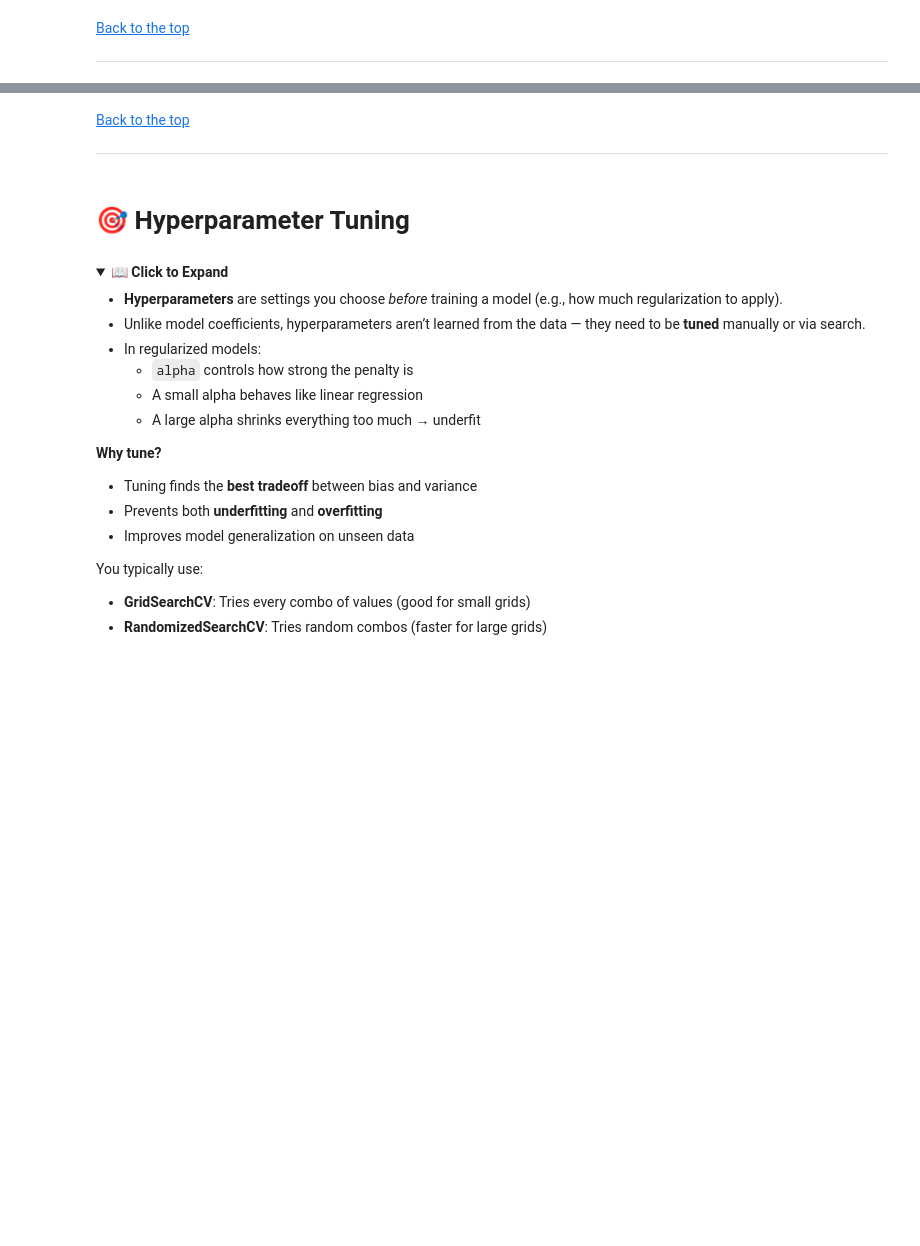
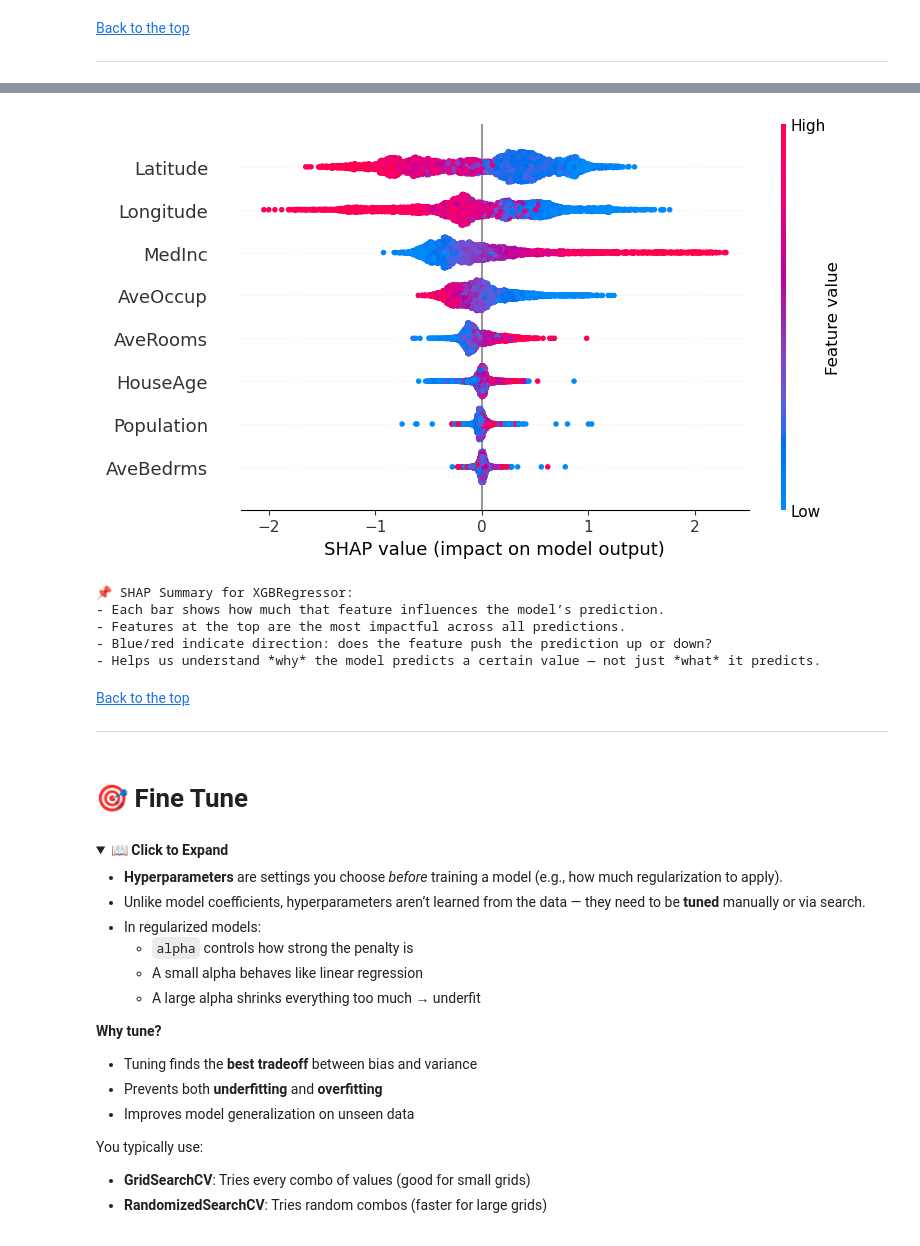
Before and after one commit to ashrithssreddy/ml-toolkit, a Jupyter notebook: Supervised_Learning/prediction.ipynb, the cells around one changed output, grey strips where cells are left out. Cells and saved outputs as stored; diff of their text form; code cells hidden in the pictures; folded sections open; blank space fills up the shorter version.

```diff
--- a/Supervised_Learning/prediction.ipynb
+++ b/Supervised_Learning/prediction.ipynb
@@ -393,0 +623,6 @@ ___
+# %%
+from sklearn.dummy import DummyRegressor
+
+# Fit a dummy regressor as a baseline (predicting the mean)
+dummy_regressor = DummyRegressor(strategy="mean")  # You can also try "median"
+dummy_regressor.fit(X_train, y_train)
@@ -393,0 +631,7 @@ ___
+# %%
+# Predict on both train and test
+y_train_pred = dummy_regressor.predict(X_train)
+y_test_pred = dummy_regressor.predict(X_test)
+
+residuals_test = y_test - y_test_pred
+residuals_train = y_train - y_train_pred
@@ -1058,0 +2272,45 @@ Test  MAE: 0.55
+# %%
+import shap
+import numpy as np
+import pandas as pd
+
+def plot_shap_summary_tree(model=None, X=None, model_name=None):
+    """
+    Plot SHAP summary for tree-based regression models (RandomForestRegressor, XGBoost).
+    Defaults to best_model_info['model'] and X_test.
+    """
+    if model is None:
+        model = best_model_info["model"]
+        model_name = model_name or best_model_info.get("name", "Best Model")
+    else:
+        model_name = model_name or "Selected Model"
+
+    if X is None:
+        X = X_test
+
+    # Use SHAP TreeExplainer for tree-based models
+    explainer = shap.TreeExplainer(model)
+    shap_values = explainer.shap_values(X)
+
+    # SHAP values for regression are continuous, so no need to index for binary classification
+    shap.summary_plot(shap_values, X)
+
+    print(f"\n📌 SHAP Summary for {model_name}:")
+    print("- Each bar shows how much that feature influences the model’s prediction.")
+    print("- Features at the top are the most impactful across all predictions.")
+    print("- Blue/red indicate direction: does the feature push the prediction up or down?")
+    print("- Helps us understand *why* the model predicts a certain value — not just *what* it predicts.")
+
+    # Calculate the mean absolute SHAP values for each feature to rank them
+    shap_df = pd.DataFrame(np.abs(shap_values), columns=X.columns).mean().sort_values(ascending=False)
+
+    # Return the ranked feature names based on SHAP importance
+    return list(shap_df.index)
+
+# ✅ Default: SHAP for best model
+shap_ranked = plot_shap_summary_tree()
+
+# 🛠️ Optional: SHAP for any other model
+# alt_model = model_results["Random Forest Regressor"]["model"]
+# shap_ranked = plot_shap_summary_tree_regression(model=alt_model, model_name="Random Forest Regressor")
+# %% [output]
@@ -1059,9 +2318,15 @@ Test  MAE: 0.55
+[figure, added]
+📌 SHAP Summary for XGBRegressor:
+- Each bar shows how much that feature influences the model’s prediction.
+- Features at the top are the most impactful across all predictions.
+- Blue/red indicate direction: does the feature push the prediction up or down?
+- Helps us understand *why* the model predicts a certain value — not just *what* it predicts.
 # %% [markdown]
 [Back to the top](#table-of-contents)
 ___
 # %% [markdown]
 <a id="hyperparameter-tuning"></a>
-# 🎯 Hyperparameter Tuning
+# 🎯 Fine Tune
 # %% [markdown]
 <details><summary><strong>📖 Click to Expand</strong></summary>
 
```
Also changed, not shown: parts of 155 cells of this notebook, 1 other file.
